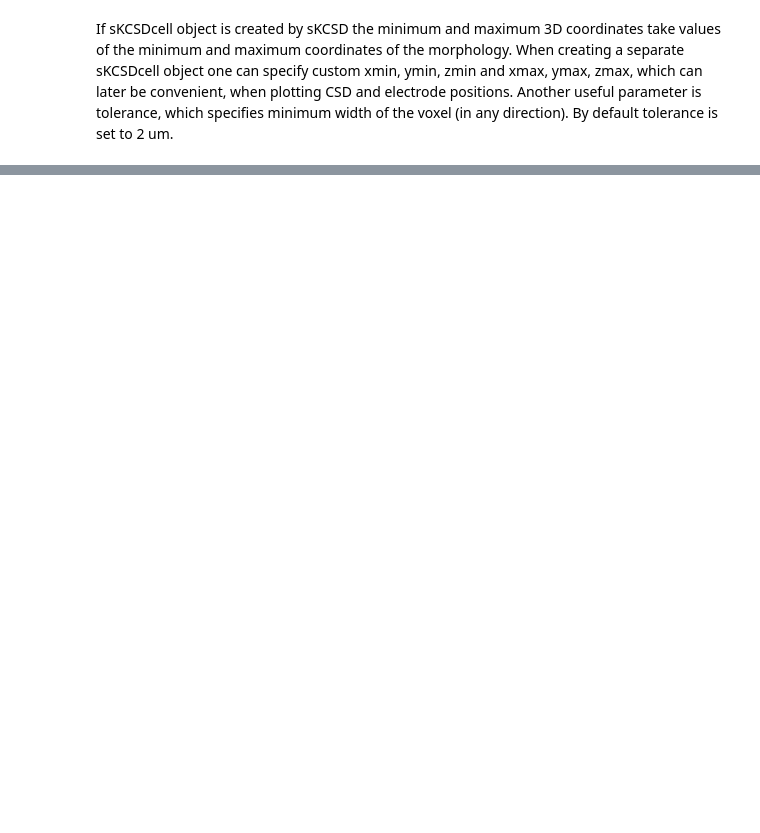
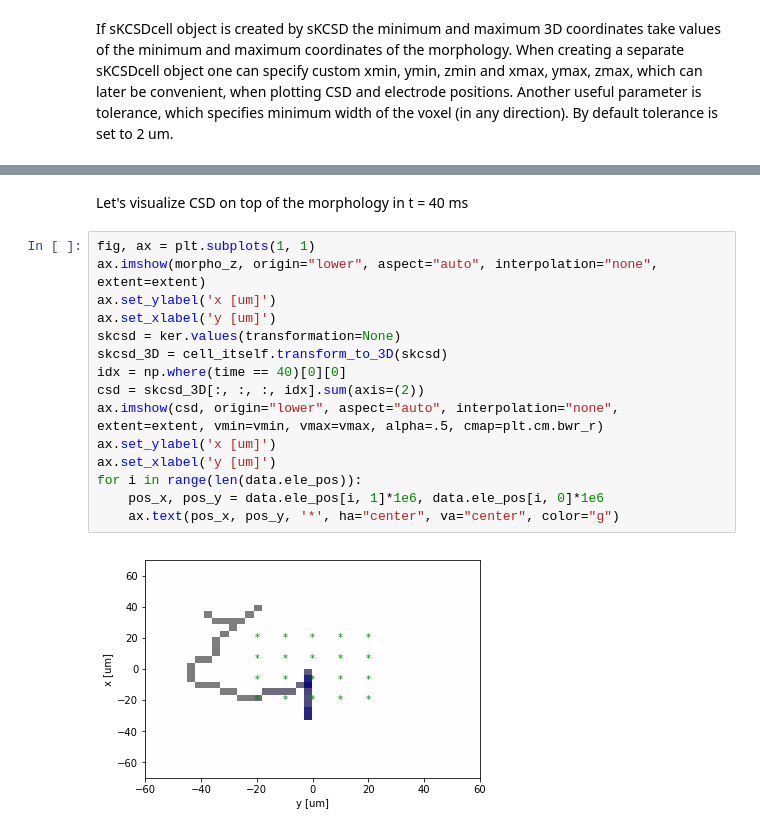
Before and after one commit to Neuroinflab/kCSD-python, a Jupyter notebook: tutorials/skcsd_tutorial.ipynb, the cells around one changed output, grey strips where cells are left out. Drawn from its saved outputs; the diff is of its cells as text; blank space fills up the shorter version.

```diff
--- a/tutorials/skcsd_tutorial.ipynb
+++ b/tutorials/skcsd_tutorial.ipynb
@@ -142,0 +173,19 @@ morpho_z = cell_itself.
+# %% [markdown]
+Let's visualize CSD on top of the morphology in t = 40 ms
+# %%
+fig, ax = plt.subplots(1, 1)
+ax.imshow(morpho_z, origin="lower", aspect="auto", interpolation="none", extent=extent)
+ax.set_ylabel('x [um]')
+ax.set_xlabel('y [um]')
+skcsd = ker.values(transformation=None)
+skcsd_3D = cell_itself.transform_to_3D(skcsd)
+idx = np.where(time == 40)[0][0]
+csd = skcsd_3D[:, :, :, idx].sum(axis=(2))
+ax.imshow(csd, origin="lower", aspect="auto", interpolation="none", extent=extent, vmin=vmin, vmax=vmax, alpha=.5, cmap=plt.cm.bwr_r)
+ax.set_ylabel('x [um]')
+ax.set_xlabel('y [um]')
+for i in range(len(data.ele_pos)):
+    pos_x, pos_y = data.ele_pos[i, 1]*1e6, data.ele_pos[i, 0]*1e6
+    ax.text(pos_x, pos_y, '*', ha="center", va="center", color="g")
+# %% [output]
+[figure, added]
```
Also changed, not shown: parts of 12 cells of this notebook, 5 other files.
